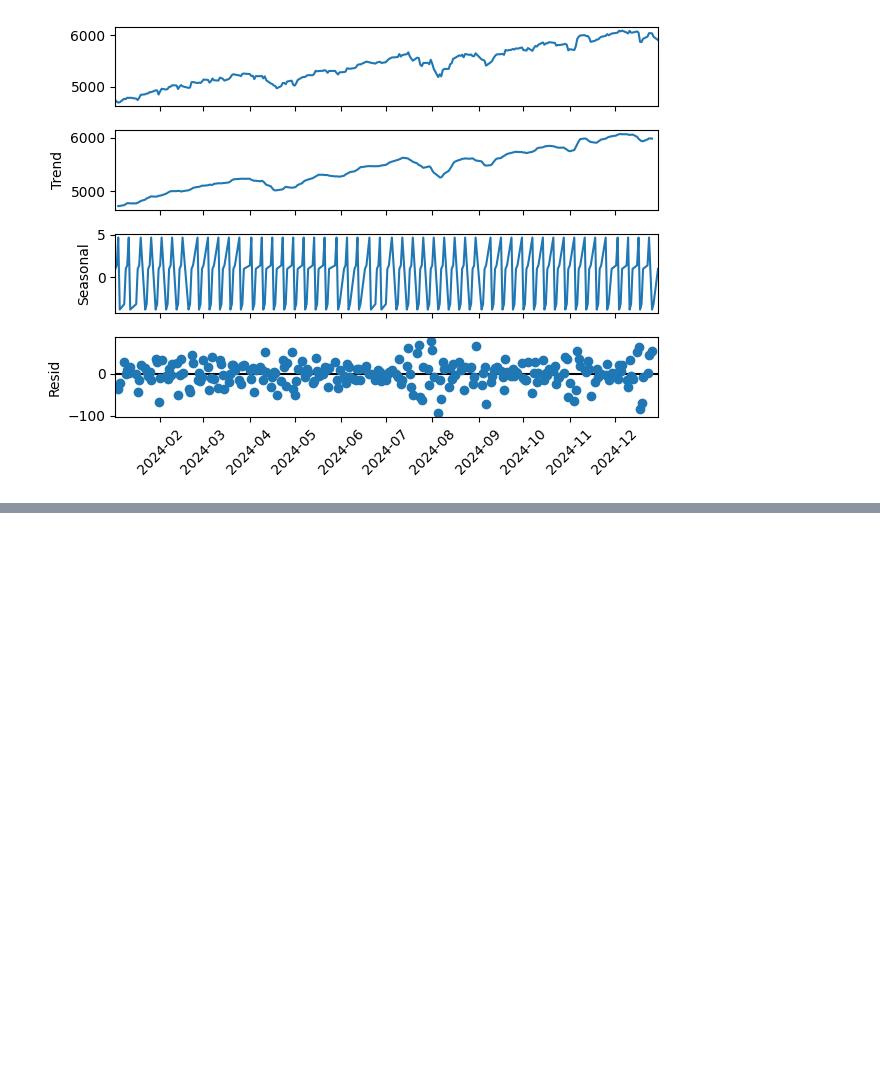
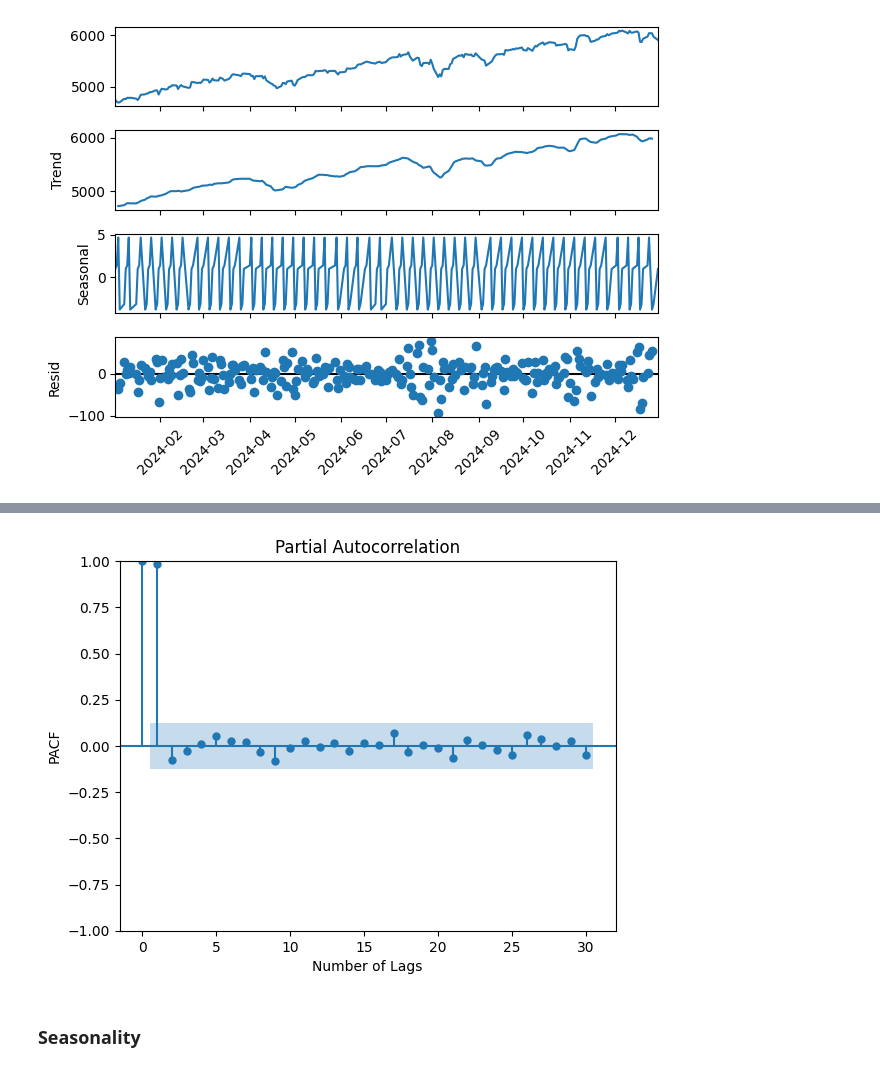
Before and after one commit to xiangshiyin/machine-learning-for-actuarial-science, a Jupyter notebook: 2025-spring/week07/notebook/demo.ipynb, the cells around one changed output, grey strips where cells are left out. Drawn from its saved outputs; the diff is of its cells as text; code cells hidden in the pictures; blank space fills up the shorter version.

```diff
--- a/2025-spring/week07/notebook/demo.ipynb
+++ b/2025-spring/week07/notebook/demo.ipynb
@@ -53,0 +93,11 @@ plt.show()
+# %%
+# plot partial autocorrelation function (PACF)
+
+sm.graphics.tsa.plot_pacf(df_sp500.Close.loc['2024-01-01':'2024-12-31'], lags=30)
+plt.xlabel('Number of Lags')
+plt.ylabel('PACF')
+plt.show()
+# %% [output]
+[figure, added]
+# %% [markdown]
+### Seasonality
```
Also changed, not shown: parts of 12 cells of this notebook.
